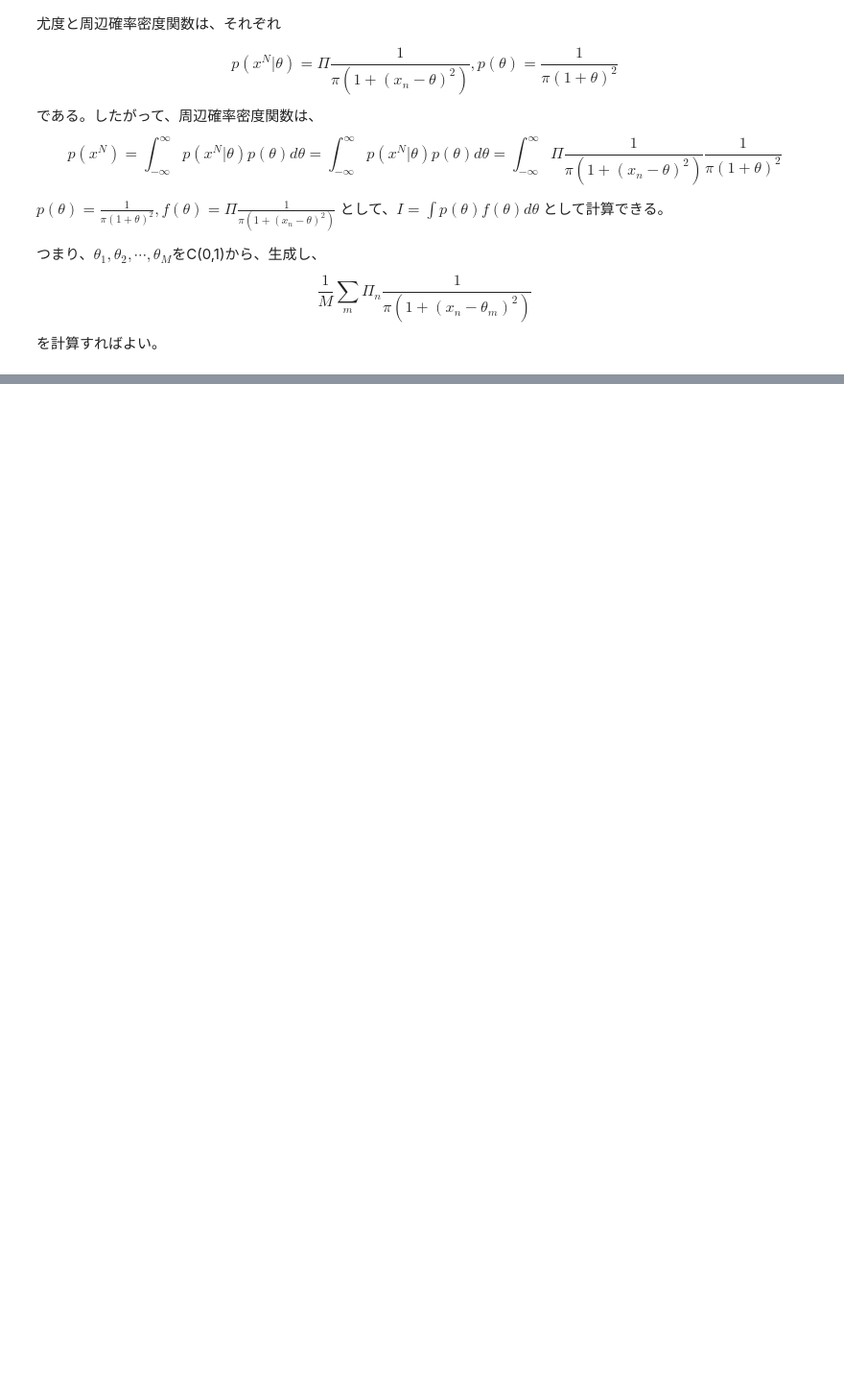
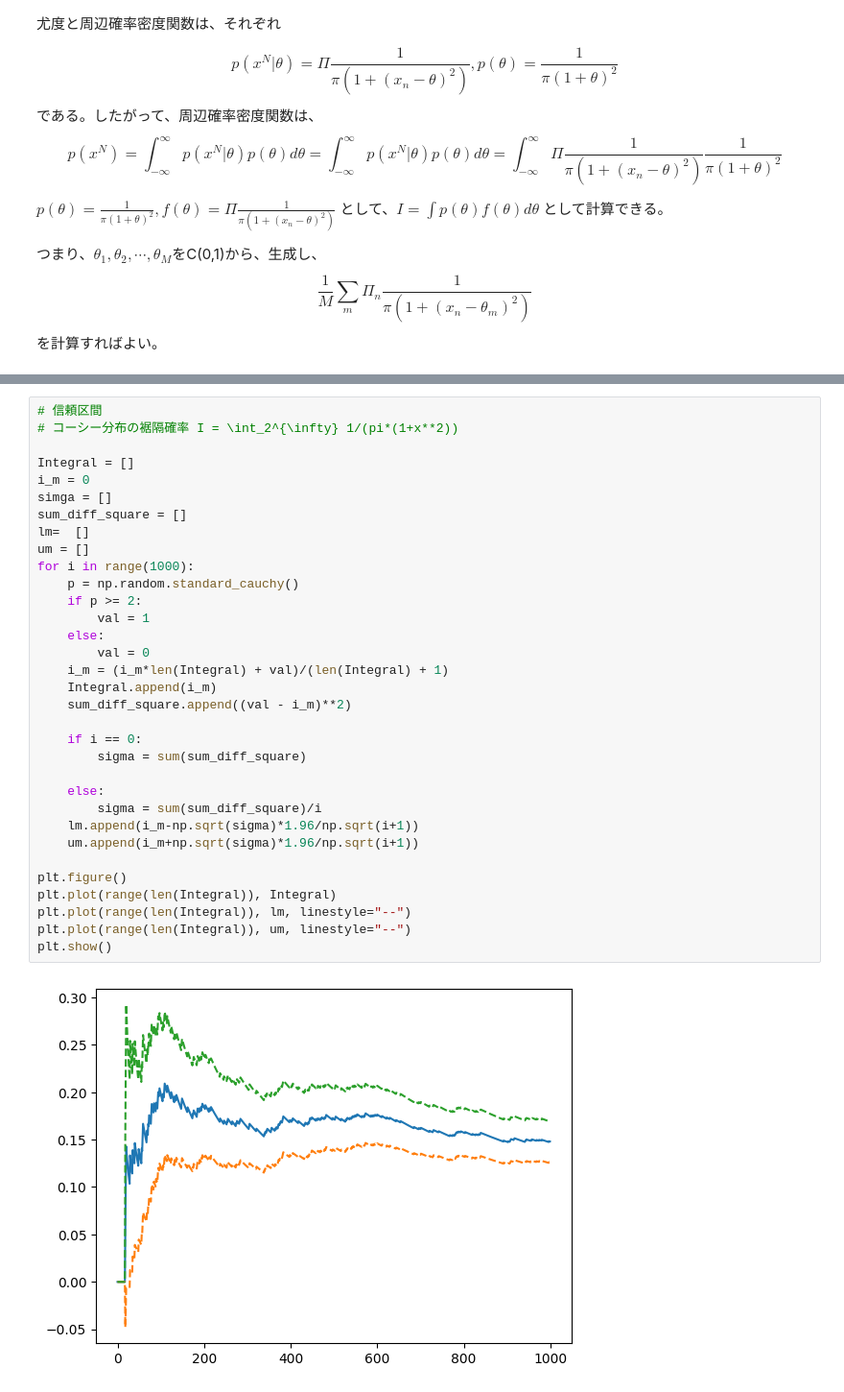
Before and after one commit to yoshikage-maeda/study_bayse, a Jupyter notebook: src/integration/monte_carlo_method.ipynb, the cells around one changed output, grey strips where cells are left out. Shown: that part at 96% size. Drawn from its saved outputs; the diff is of its cells as text; blank space fills up the shorter version.

```diff
--- a/src/integration/monte_carlo_method.ipynb
+++ b/src/integration/monte_carlo_method.ipynb
@@ -75,0 +91,35 @@ KeyboardInterrupt:
+# %%
+# 信頼区間
+# コーシー分布の裾隔確率 I = \int_2^{\infty} 1/(pi*(1+x**2))
+
+Integral = []
+i_m = 0
+simga = []
+sum_diff_square = []
+lm=  []
+um = []
+for i in range(1000):
+    p = np.random.standard_cauchy()
+    if p >= 2:
+        val = 1
+    else:
+        val = 0
+    i_m = (i_m*len(Integral) + val)/(len(Integral) + 1)
+    Integral.append(i_m)
+    sum_diff_square.append((val - i_m)**2)
+
+    if i == 0:
+        sigma = sum(sum_diff_square)
+
+    else:
+        sigma = sum(sum_diff_square)/i
+    lm.append(i_m-np.sqrt(sigma)*1.96/np.sqrt(i+1))
+    um.append(i_m+np.sqrt(sigma)*1.96/np.sqrt(i+1))
+
+plt.figure()
+plt.plot(range(len(Integral)), Integral)
+plt.plot(range(len(Integral)), lm, linestyle="--")
+plt.plot(range(len(Integral)), um, linestyle="--")
+plt.show()
+# %% [output]
+[figure, added]
```
Also changed, not shown: parts of 2 cells of this notebook, 1 other file.
